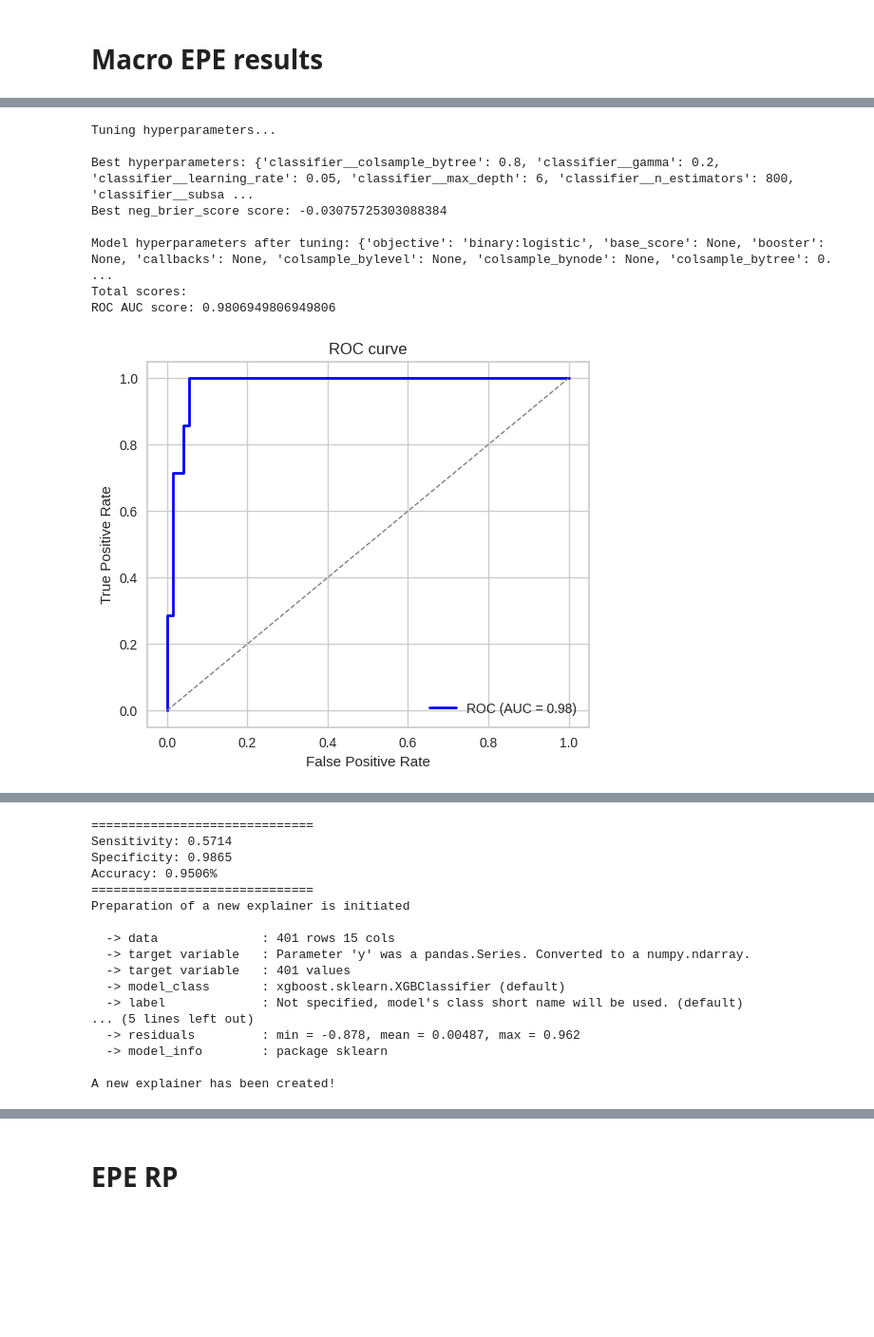
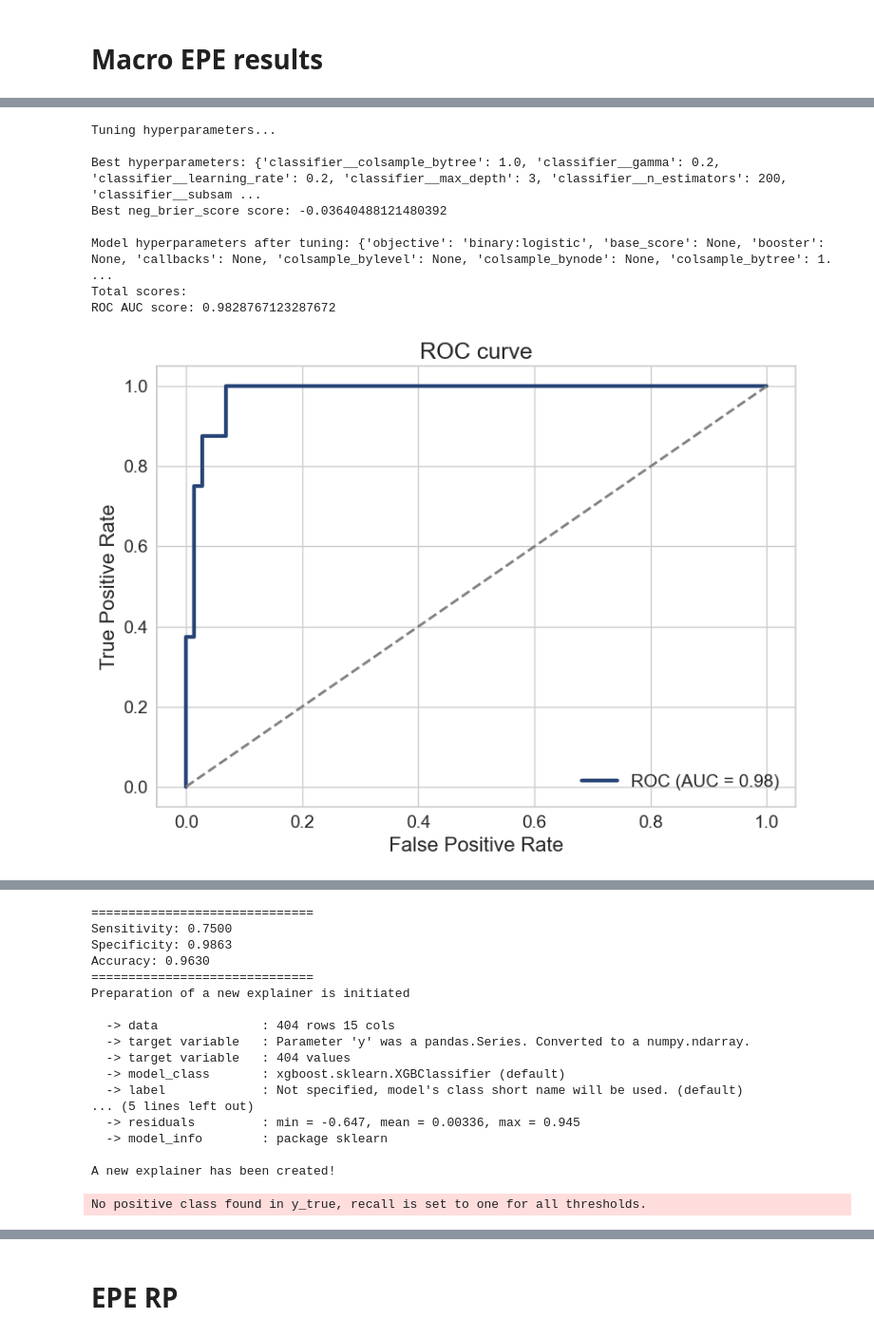
Before and after one commit to PiotrRenk/microscopic-epe-proj, a Jupyter notebook: notebooks/epe_unified.ipynb, the cells around one changed output, grey strips where cells are left out. Shown at 95% size. Drawn from its saved outputs; the diff is of its cells as text; code cells hidden in the pictures; blank space fills up the shorter version.

```diff
--- a/notebooks/epe_unified.ipynb
+++ b/notebooks/epe_unified.ipynb
@@ -22,4 +22,4 @@ from unified_functions import get_model_pipeline, train_and_evaluate_model, tune
 # %%
-df = pd.read_csv('../materials/processed_df.csv')
+df = pd.read_csv('../materials/processed_df_new.csv')
 df.head()
 # %% [output]
@@ -35,3 +32,6 @@ categorical_cols = ['MRI EPE (naciek poza torebke)', 'MRI Pirads', 'MRI EPE L',
+# %%
+numerical_cols = ['wiek', 'PSA', 'PSAdensity', 'MRI vol', 'MRI SIZE']
+categorical_cols = ['MRI Pirads', 'MRI EPE', 'MRI EPE L', 'MRI EPE P', 'MRI SVI', 'MRI SVI L', 'MRI SVI P','Bx ISUP Grade P', 'Bx ISUP Grade L', 'Bx ISUP Grade']
 # %% [markdown]
 # micro EPE results
 # %%
@@ -111,33 +107,33 @@ plt.show()
 # %%
 X = df[numerical_cols + categorical_cols]
 y = df['EPE macro']
 
 param_grid = {
     'classifier__learning_rate': [0.05, 0.1, 0.2],
     'classifier__n_estimators': [200, 400, 800],
     'classifier__max_depth': [3, 6, 9],
     'classifier__subsample': [0.8, 0.9, 1.0],
     'classifier__colsample_bytree': [0.8, 0.9, 1.0],
     'classifier__gamma': [0, 0.1, 0.2]
 }
 
 model = XGBClassifier(random_state=2)
 
 #brier score and tuning test split = 0.2
-y_true, y_pred, y_pred_probs, false_positive_rate, true_positive_rate, total_roc_auc, trained_model, best_params = train_and_evaluate_model(model, X, y, numerical_cols, categorical_cols, n_folds=5, tune_params=True, param_grid=param_grid, tuning_scoring='neg_brier_score', tuning_test_size=0.2)
+y_true, y_pred, y_pred_probs, false_positive_rate, true_positive_rate, total_roc_auc, trained_model, best_params, data_splits = train_and_evaluate_model(model, X, y, numerical_cols, categorical_cols, n_folds=5, tune_params=True, param_grid=param_grid, tuning_scoring='neg_brier_score', tuning_test_size=0.2)
 untrained_model = model.set_params(**best_params)
 
-plot_roc(false_positive_rate, true_positive_rate, total_roc_auc)
+plot_roc(false_positive_rate, true_positive_rate, total_roc_auc, fig_width=800)
 plot_confusion_matrix(y_true, y_pred)
-plot_feature_importances(trained_model, X, y)
+plot_feature_importances(trained_model, X, y, title='Feature Importances for macro EPE Prediction')
 plot_discrimination_threshold(untrained_model, X, y)
 # %% [output]
 Tuning hyperparameters...
 
-Best hyperparameters: {'classifier__colsample_bytree': 0.8, 'classifier__gamma': 0.2, 'classifier__learning_rate': 0.05, 'classifier__max_depth': 6, 'classifier__n_estimators': 800, 'classifier__subsa ...
-Best neg_brier_score score: -0.03075725303088384
+Best hyperparameters: {'classifier__colsample_bytree': 1.0, 'classifier__gamma': 0.2, 'classifier__learning_rate': 0.2, 'classifier__max_depth': 3, 'classifier__n_estimators': 200, 'classifier__subsam ...
+Best neg_brier_score score: -0.03640488121480392
 
-Model hyperparameters after tuning: {'objective': 'binary:logistic', 'base_score': None, 'booster': None, 'callbacks': None, 'colsample_bylevel': None, 'colsample_bynode': None, 'colsample_bytree': 0. ...
+Model hyperparameters after tuning: {'objective': 'binary:logistic', 'base_score': None, 'booster': None, 'callbacks': None, 'colsample_bylevel': None, 'colsample_bynode': None, 'colsample_bytree': 1. ...
 Total scores:
-ROC AUC score: 0.9806949806949806
+ROC AUC score: 0.9828767123287672
-[figure, old version]
+[figure, new version]
@@ -145,17 +141,18 @@ ROC AUC score: 0.9806949806949806
 ==============================
-Sensitivity: 0.5714
-Specificity: 0.9865
-Accuracy: 0.9506%
+Sensitivity: 0.7500
+Specificity: 0.9863
+Accuracy: 0.9630
 ==============================
 Preparation of a new explainer is initiated
 
-  -> data              : 401 rows 15 cols
+  -> data              : 404 rows 15 cols
   -> target variable   : Parameter 'y' was a pandas.Series. Converted to a numpy.ndarray.
-  -> target variable   : 401 values
+  -> target variable   : 404 values
   -> model_class       : xgboost.sklearn.XGBClassifier (default)
   -> label             : Not specified, model's class short name will be used. (default)
 ... (5 lines left out)
-  -> residuals         : min = -0.878, mean = 0.00487, max = 0.962
+  -> residuals         : min = -0.647, mean = 0.00336, max = 0.945
   -> model_info        : package sklearn
 
 A new explainer has been created!
+No positive class found in y_true, recall is set to one for all thresholds.
```
Also changed, not shown: parts of 18 cells of this notebook, 8 other files.
